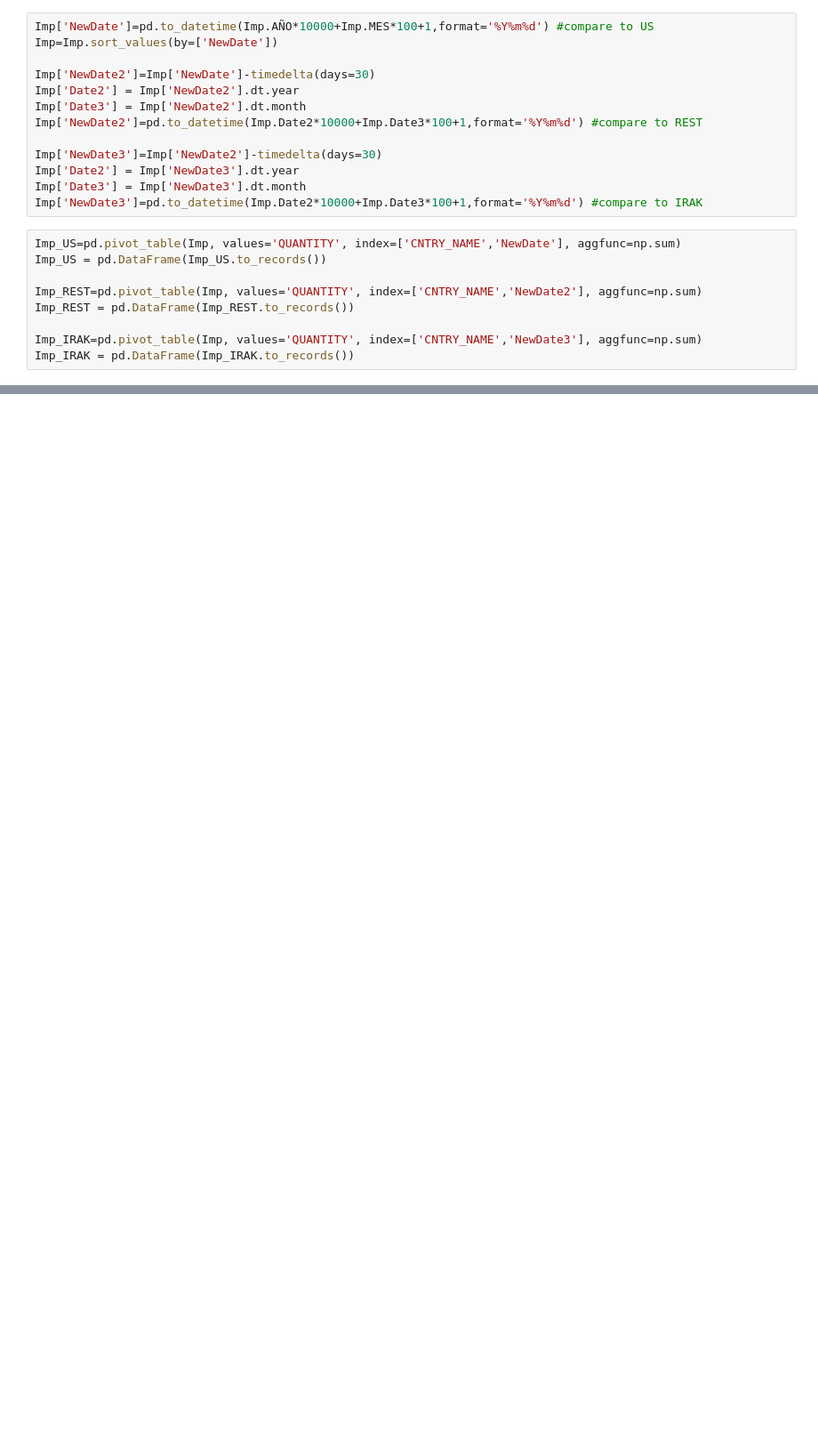
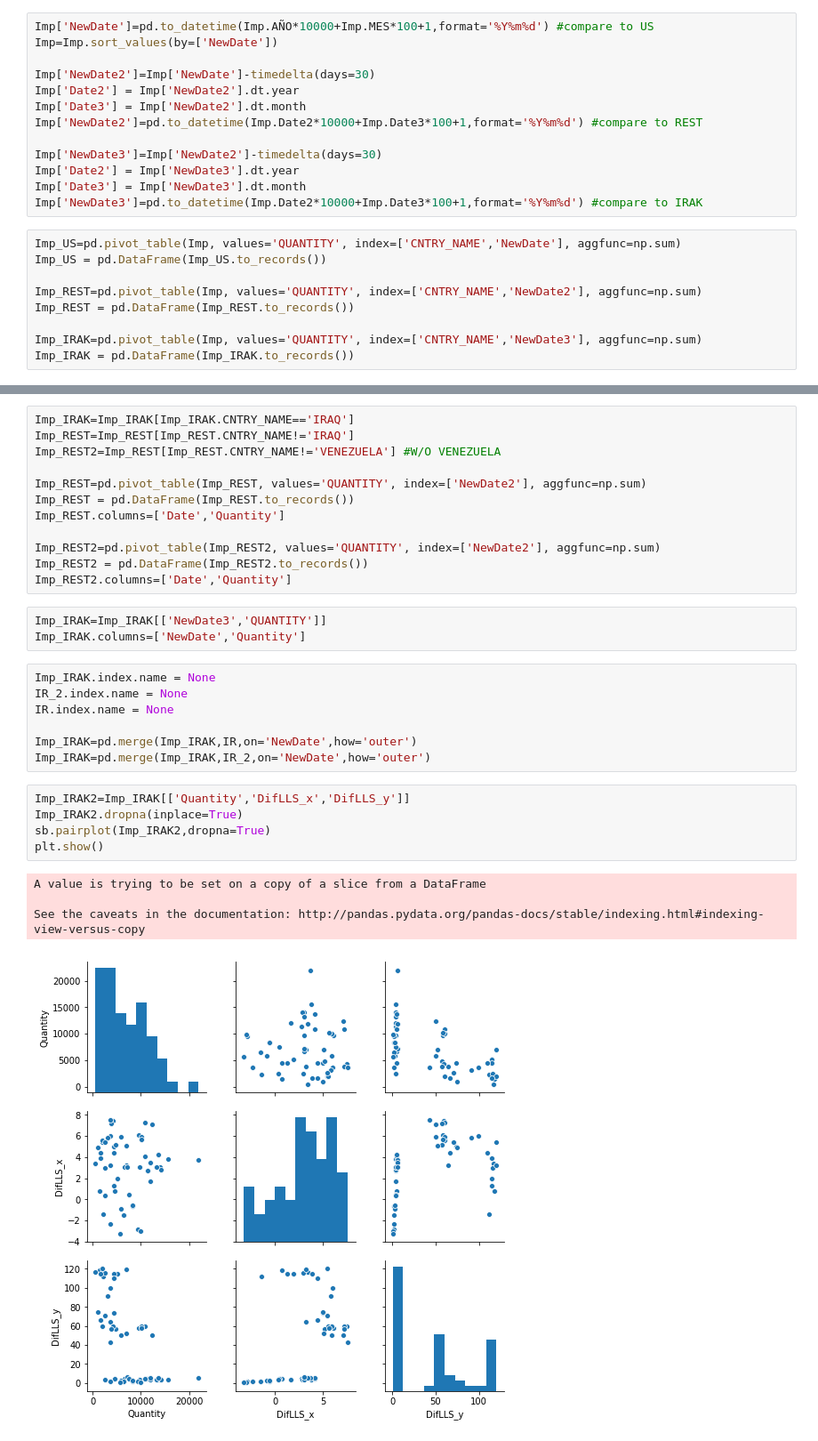
Before and after one commit to carlosqu/TesisUniandes, a Jupyter notebook: PriceLLSvs___ImpP3.ipynb, the cells around one changed output, grey strips where cells are left out. Shown at 89% size. Cells and saved outputs as stored; diff of their text form; blank space fills up the shorter version.

```diff
--- a/PriceLLSvs___ImpP3.ipynb
+++ b/PriceLLSvs___ImpP3.ipynb
@@ -309,0 +317,32 @@ plt.show()
+# %%
+Imp_IRAK=Imp_IRAK[Imp_IRAK.CNTRY_NAME=='IRAQ']
+Imp_REST=Imp_REST[Imp_REST.CNTRY_NAME!='IRAQ']
+Imp_REST2=Imp_REST[Imp_REST.CNTRY_NAME!='VENEZUELA'] #W/O VENEZUELA
+
+Imp_REST=pd.pivot_table(Imp_REST, values='QUANTITY', index=['NewDate2'], aggfunc=np.sum)
+Imp_REST = pd.DataFrame(Imp_REST.to_records())
+Imp_REST.columns=['Date','Quantity']
+
+Imp_REST2=pd.pivot_table(Imp_REST2, values='QUANTITY', index=['NewDate2'], aggfunc=np.sum)
+Imp_REST2 = pd.DataFrame(Imp_REST2.to_records())
+Imp_REST2.columns=['Date','Quantity']
+# %%
+Imp_IRAK=Imp_IRAK[['NewDate3','QUANTITY']]
+Imp_IRAK.columns=['NewDate','Quantity']
+# %%
+Imp_IRAK.index.name = None
+IR_2.index.name = None
+IR.index.name = None
+
+Imp_IRAK=pd.merge(Imp_IRAK,IR,on='NewDate',how='outer')
+Imp_IRAK=pd.merge(Imp_IRAK,IR_2,on='NewDate',how='outer')
+# %%
+Imp_IRAK2=Imp_IRAK[['Quantity','DifLLS_x','DifLLS_y']]
+Imp_IRAK2.dropna(inplace=True)
+sb.pairplot(Imp_IRAK2,dropna=True)
+plt.show()
+# %% [output]
+A value is trying to be set on a copy of a slice from a DataFrame
+
+See the caveats in the documentation: http://pandas.pydata.org/pandas-docs/stable/indexing.html#indexing-view-versus-copy
+[figure, added]
```
Also changed, not shown: parts of 12 cells of this notebook.
